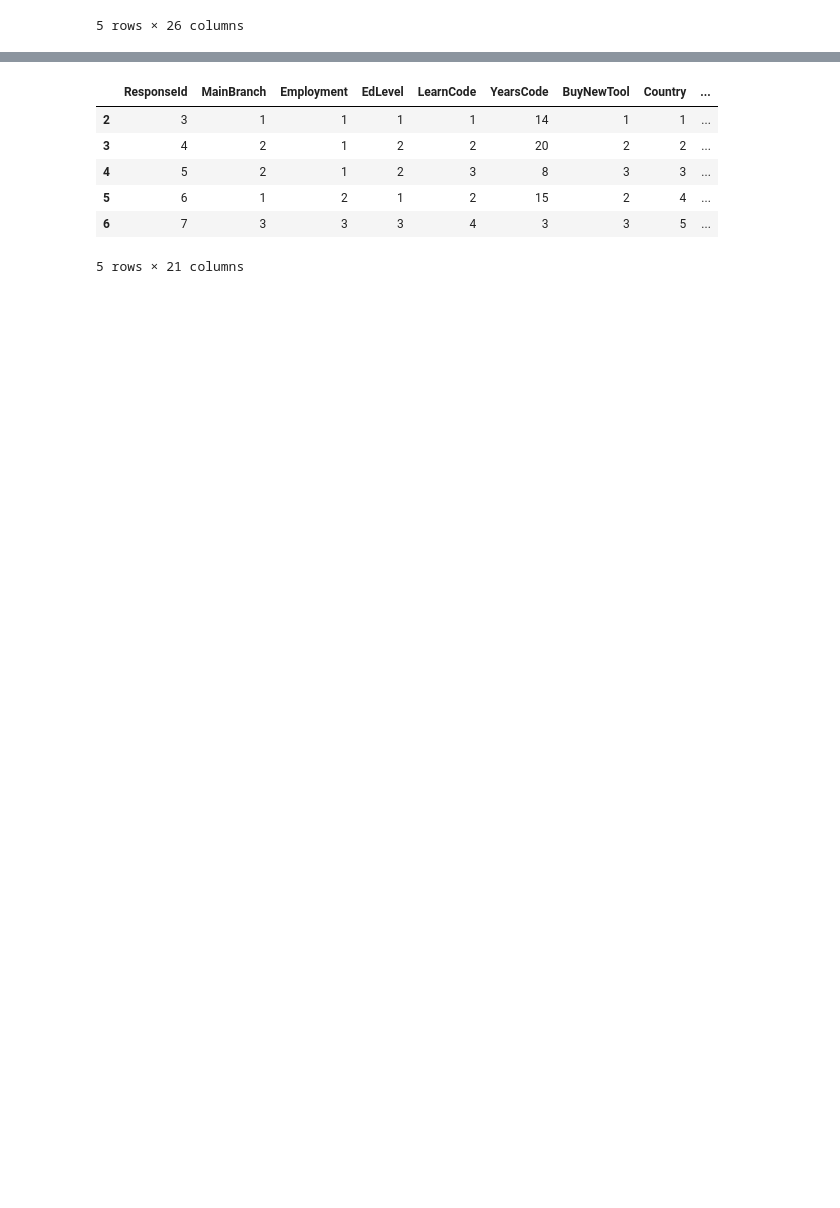
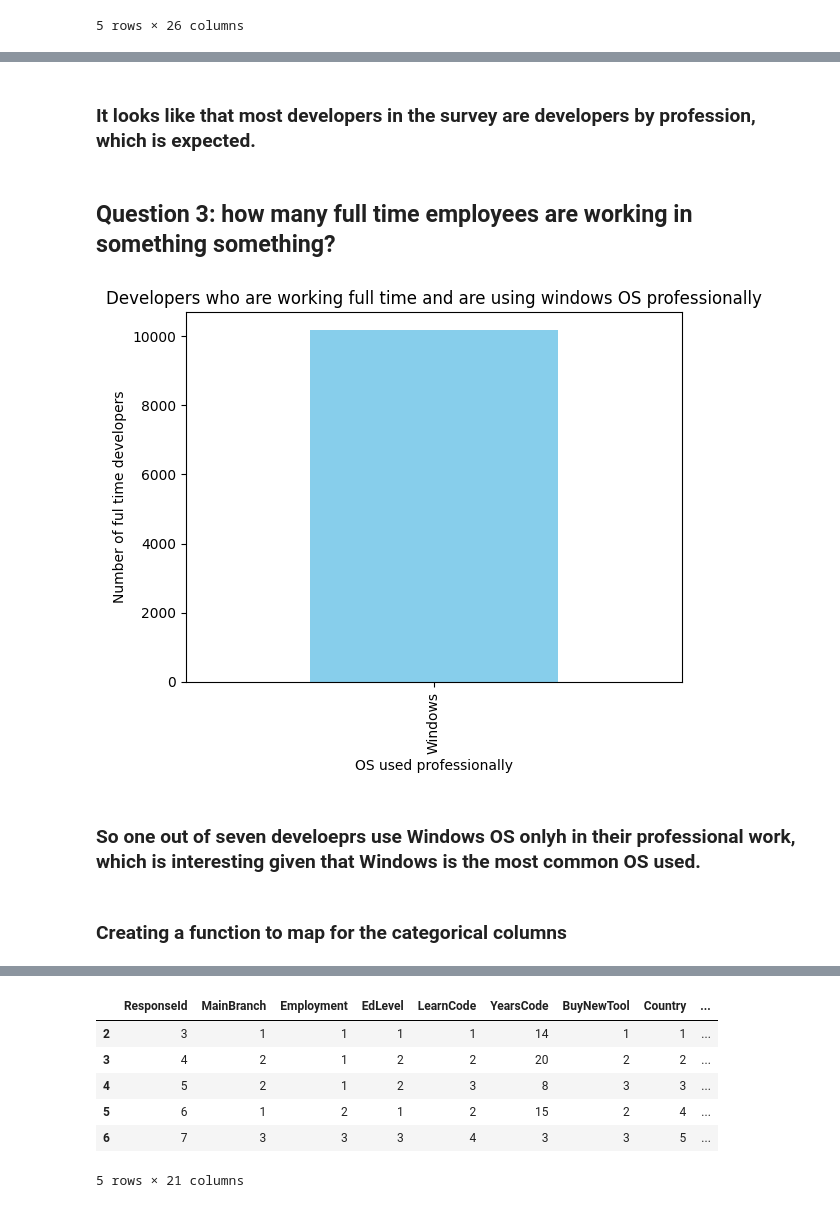
Before and after one commit to UnNamedPerson/DSND-blog-post-project, a Jupyter notebook: Main.ipynb, the cells around one changed output, grey strips where cells are left out. Saved outputs shown, nothing was run; the diff lists cells and outputs as text; code cells hidden in the pictures; blank space fills up the shorter version.

```diff
--- a/Main.ipynb
+++ b/Main.ipynb
@@ -605,0 +606,28 @@ dataframe = dataframe.drop(['SurveyEase'], axis=1)
+# %% [markdown]
+### It looks like that most developers in the survey are developers by profession, which is expected.
+# %% [markdown]
+## Question 3: how many full time employees are working in something something?
+# %%
+# Filter only full time developers rows
+filtered_df_employement = dataframe[dataframe['Employment'] == 'Employed, full-time']
+
+# Count the 'OpSysProfessional use' rows
+count_series = filtered_df_employement['OpSysProfessional use'].value_counts()
+# print(count_series)
+# Then only get the count of the "Windows" only value
+Windows_series = count_series[['Windows']]
+
+# Then we use the plot bar chart to get stat on our data
+Windows_series.plot(kind='bar', color='skyblue')
+plt.title('Developers who are working full time and are using windows OS professionally')
+plt.xlabel('OS used professionally')
+plt.ylabel('Number of ful time developers')
+
+# Show the plot
+plt.show()
+# %% [output]
+[figure, added]
+# %% [markdown]
+### So one out of seven develoeprs use Windows OS onlyh in their professional work, which is interesting given that Windows is the most common OS used.
+# %% [markdown]
+### Creating a function to map for the categorical columns
```
Also changed, not shown: parts of 96 cells of this notebook.
